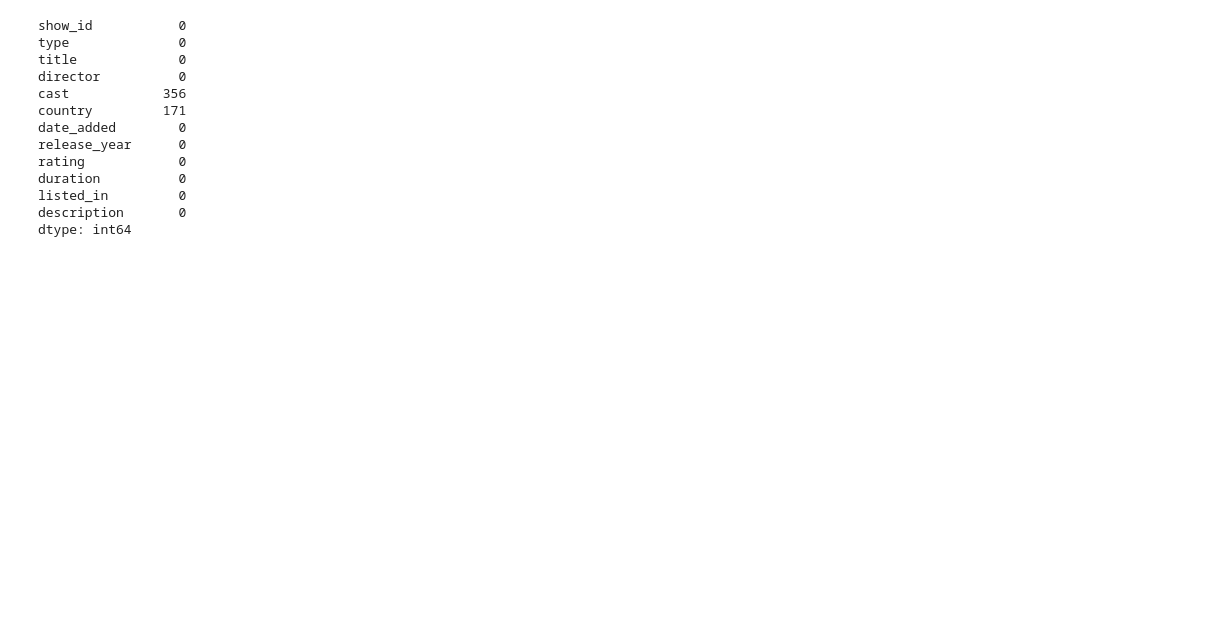
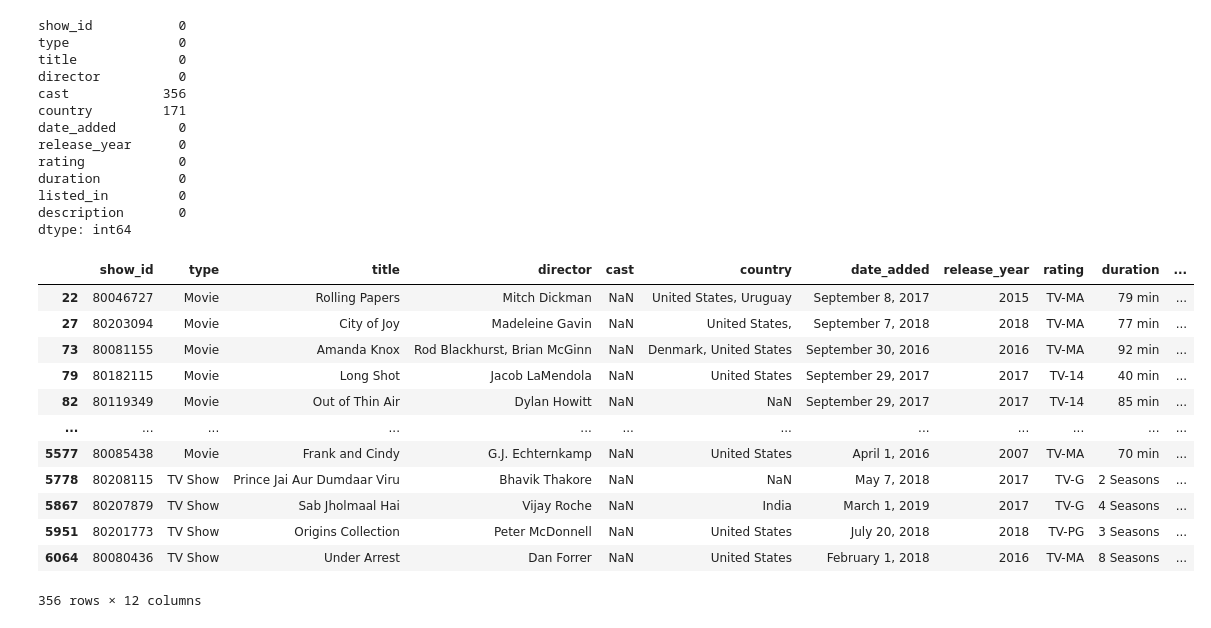
Before and after one commit to dhika-ramadhan-saputra/Latihan_Pandas, a Jupyter notebook: latian_data_cleaning_netflix.ipynb, the cells around one changed output. Drawn from its saved outputs; the diff is of its cells as text; code cells hidden in the pictures; blank space fills up the shorter version.

```diff
--- a/latian_data_cleaning_netflix.ipynb
+++ b/latian_data_cleaning_netflix.ipynb
@@ -114,3 +116,19 @@ duration          0
 listed_in         0
 description       0
 dtype: int64
+# %%
+df[df['cast'].isnull()]
+# %% [output]
+|  | show_id | type | title | director | cast | country | date_added | release_year | rating | duration | ... |
+| 22 | 80046727 | Movie | Rolling Papers | Mitch Dickman | NaN | United States, Uruguay | September 8, 2017 | 2015 | TV-MA | 79 min | ... |
+| 27 | 80203094 | Movie | City of Joy | Madeleine Gavin | NaN | United States, | September 7, 2018 | 2018 | TV-MA | 77 min | ... |
+| 73 | 80081155 | Movie | Amanda Knox | Rod Blackhurst, Brian McGinn | NaN | Denmark, United States | September 30, 2016 | 2016 | TV-MA | 92 min | ... |
+| 79 | 80182115 | Movie | Long Shot | Jacob LaMendola | NaN | United States | September 29, 2017 | 2017 | TV-14 | 40 min | ... |
+| 82 | 80119349 | Movie | Out of Thin Air | Dylan Howitt | NaN | NaN | September 29, 2017 | 2017 | TV-14 | 85 min | ... |
+| ... | ... | ... | ... | ... | ... | ... | ... | ... | ... | ... | ... |
+| 5577 | 80085438 | Movie | Frank and Cindy | G.J. Echternkamp | NaN | United States | April 1, 2016 | 2007 | TV-MA | 70 min | ... |
+| 5778 | 80208115 | TV Show | Prince Jai Aur Dumdaar Viru | Bhavik Thakore | NaN | NaN | May 7, 2018 | 2017 | TV-G | 2 Seasons | ... |
+| 5867 | 80207879 | TV Show | Sab Jholmaal Hai | Vijay Roche | NaN | India | March 1, 2019 | 2017 | TV-G | 4 Seasons | ... |
+| 5951 | 80201773 | TV Show | Origins Collection | Peter McDonnell | NaN | United States | July 20, 2018 | 2018 | TV-PG | 3 Seasons | ... |
+| 6064 | 80080436 | TV Show | Under Arrest | Dan Forrer | NaN | United States | February 1, 2018 | 2016 | TV-MA | 8 Seasons | ... |
+356 rows × 12 columns
```
Also changed, not shown: parts of 7 cells of this notebook.
